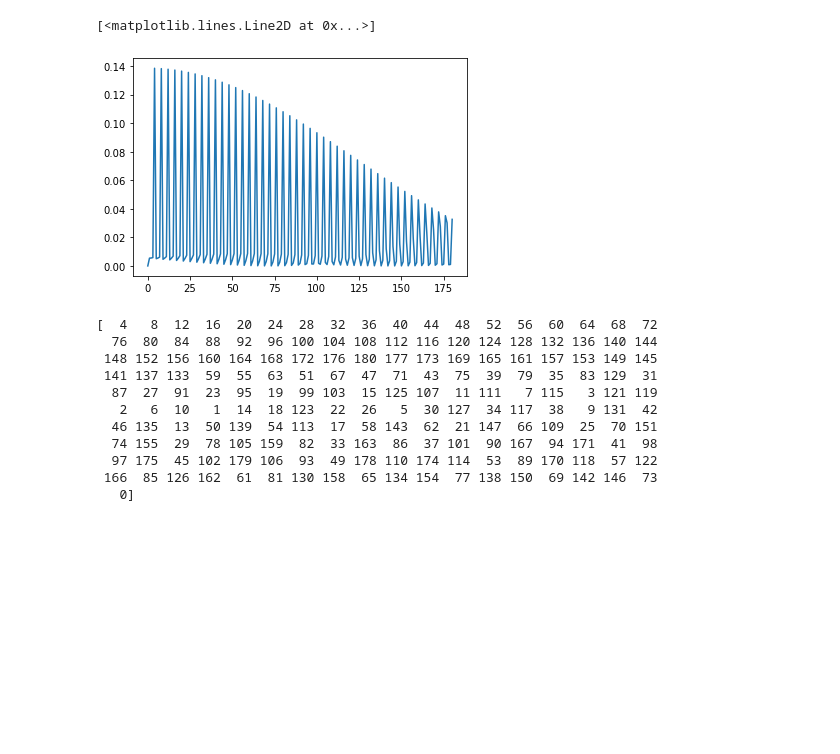
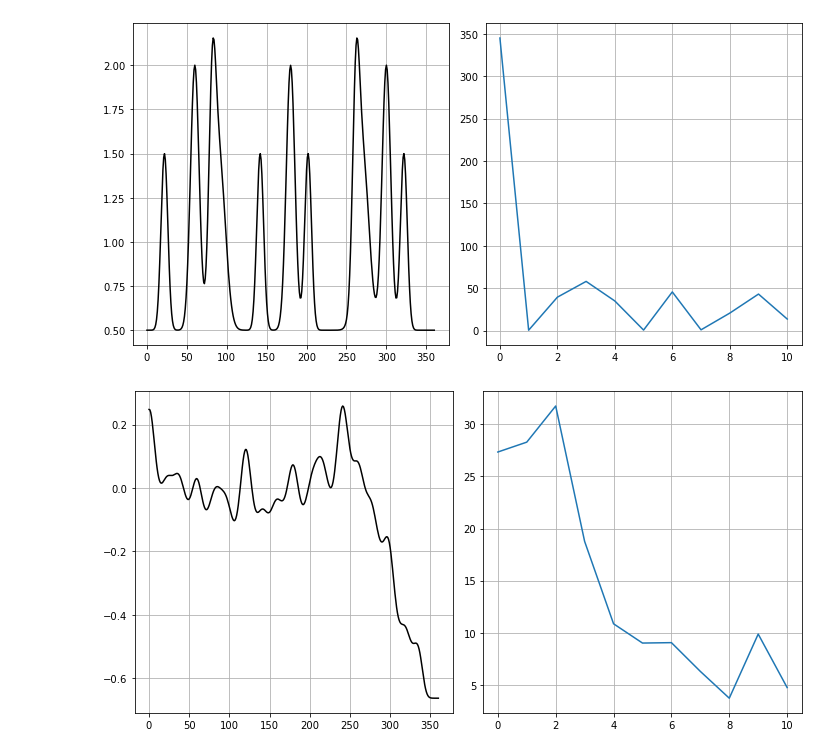
Before and after one commit to jinseuk56/4DSTEM_processing, a Jupyter notebook: practice/angular_correlation.ipynb, the cells around one changed output. Cells and saved outputs as stored; diff of their text form; code cells hidden in the pictures; blank space fills up the shorter version.

```diff
--- a/practice/angular_correlation.ipynb
+++ b/practice/angular_correlation.ipynb
@@ -23,24 +7,56 @@ plt.plot(fft_a)
-# %%
-ps_a = periodogram(a)
-plt.plot(ps_a[1])
-# %% [output]
-[<matplotlib.lines.Line2D at 0x...>]
-[figure, removed]
-# %%
-n_fold = np.flip(np.argsort(ps_a[1]))
-print(n_fold)
-# %% [output]
-[  4   8  12  16  20  24  28  32  36  40  44  48  52  56  60  64  68  72
-  76  80  84  88  92  96 100 104 108 112 116 120 124 128 132 136 140 144
- 148 152 156 160 164 168 172 176 180 177 173 169 165 161 157 153 149 145
- 141 137 133  59  55  63  51  67  47  71  43  75  39  79  35  83 129  31
-  87  27  91  23  95  19  99 103  15 125 107  11 111   7 115   3 121 119
-   2   6  10   1  14  18 123  22  26   5  30 127  34 117  38   9 131  42
-  46 135  13  50 139  54 113  17  58 143  62  21 147  66 109  25  70 151
-  74 155  29  78 105 159  82  33 163  86  37 101  90 167  94 171  41  98
-  97 175  45 102 179 106  93  49 178 110 174 114  53  89 170 118  57 122
- 166  85 126 162  61  81 130 158  65 134 154  77 138 150  69 142 146  73
-   0]
+# %%
+degree = np.arange(0, 361, 1) # 0, 10, 20, ..., 360
+radian = degree * np.pi / 180 # degree -> radian
+
+a = np.sin(1*(radian)) ** 50
+b = 1.5 * np.sin(1.5*(radian)) ** 50
+c = np.sin(3*(radian-3)) ** 20
+
+s = a+b+c+0.5
+
+fft_s = np.abs(np.fft.fft(s))
+
+fig, ax = plt.subplots(1, 2, figsize=(10, 5))
+ax[0].plot(degree, s, "k-")
+ax[0].grid()
+ax[1].plot(fft_s[:11])
+ax[1].grid()
+fig.tight_layout()
+plt.show()
+# %% [output]
+[figure, added]
+# %%
+angle_diff = np.arange(0, 361, 1)
+corr_val = np.zeros(angle_diff.shape)
+int_sqavg = np.square(np.mean(s))
+
+diff_temp = []
+corr_values = []
+for i in range(len(degree)):
+    temp_diff = np.abs(degree[i:] - degree[i])
+    corr_temp = s[i:] * s[i]
+
+    diff_temp.extend(temp_diff.tolist())
+    corr_values.extend(corr_temp.tolist())
+
+diff_temp = np.asarray(diff_temp)
+corr_values = np.asarray(corr_values)
+
+uni_angle = np.unique(diff_temp)
+
+for ang in uni_angle:
+    temp_ind = np.where(diff_temp==ang)
+    corr_val[int(ang)] = np.mean(corr_values[temp_ind]) - int_sqavg
+
+fig, ax = plt.subplots(1, 2, figsize=(10, 5))
+ax[0].plot(degree, corr_val, "k-")
+ax[0].grid()
+ax[1].plot(np.abs(np.fft.fft(corr_val))[:11])
+ax[1].grid()
+fig.tight_layout()
+plt.show()
+# %% [output]
+[figure, added]
 # %%
 degree = np.arange(0, 361, 1) # 0, 10, 20, ..., 360
 #print(degree)
```
Also changed, not shown: parts of 8 cells of this notebook, 2 other files.
